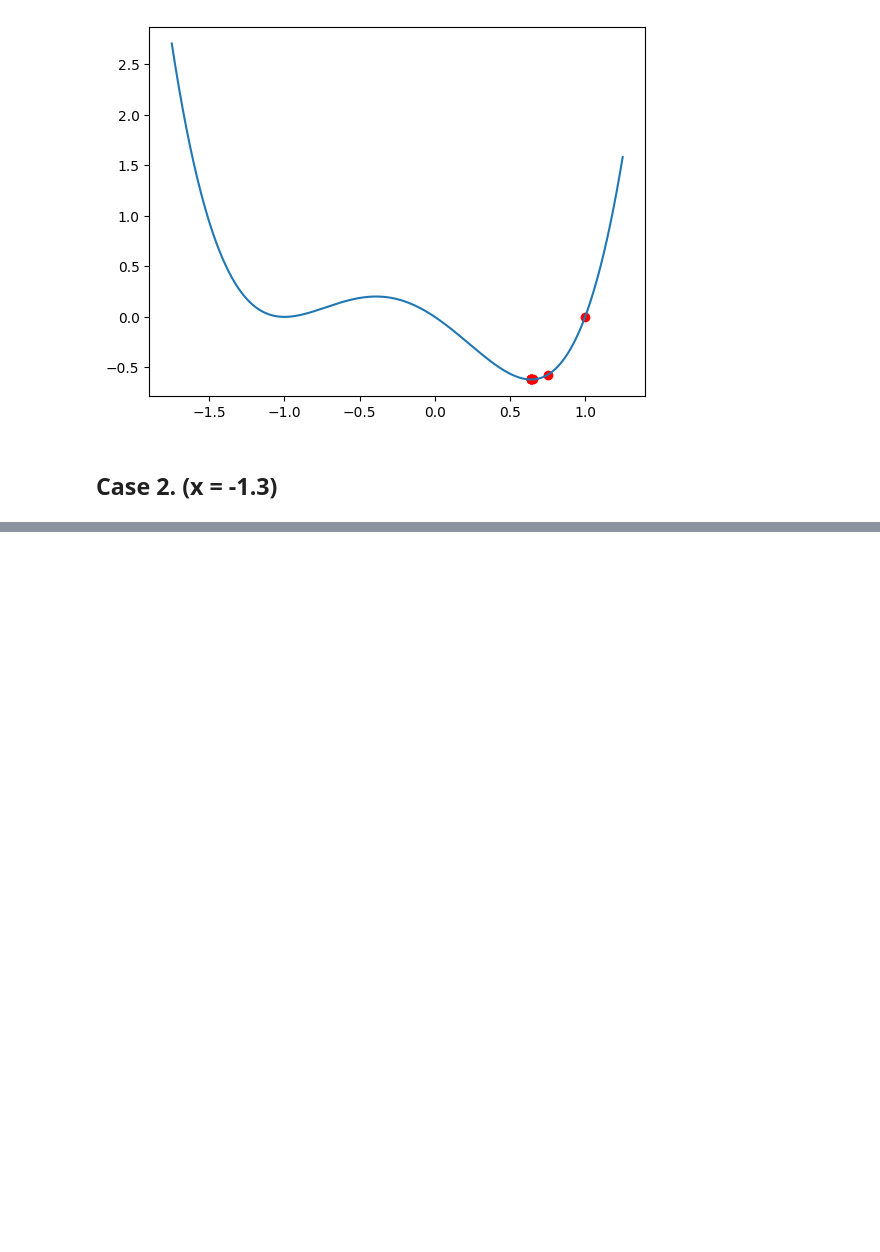
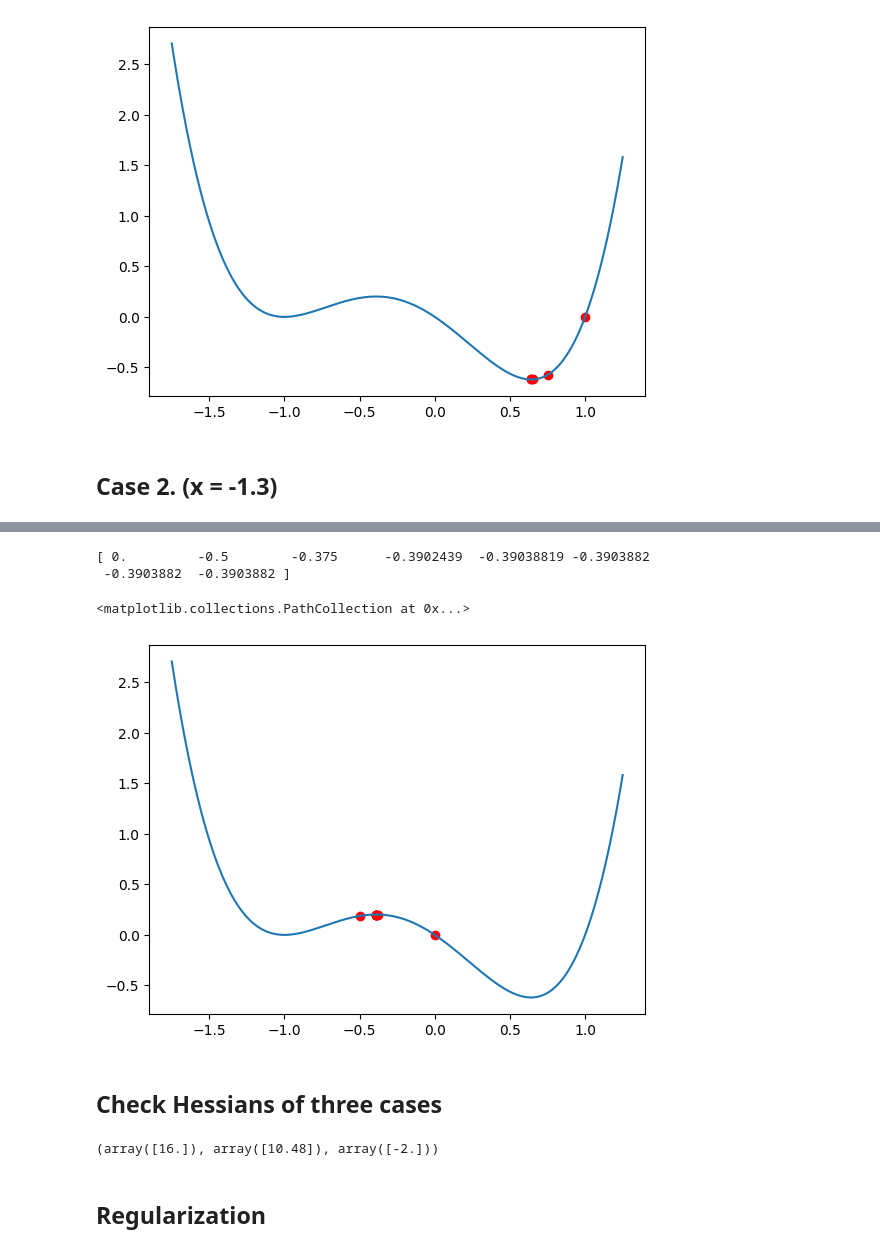
Before and after one commit to kimsooyoung/rl_oc_python, a Jupyter notebook: lec3_root_finding/minimization.ipynb, the cells around one changed output, grey strips where cells are left out. Cells and saved outputs as stored; diff of their text form; code cells hidden in the pictures; blank space fills up the shorter version.

```diff
--- a/lec3_root_finding/minimization.ipynb
+++ b/lec3_root_finding/minimization.ipynb
@@ -50,0 +75,22 @@ plt.scatter(x_guess, f(x_guess), color='r')
+# %%
+x_guess = np.append(x_guess, newton_step(np.array([x_guess[-1]])))
+print(x_guess)
+plt.plot(x, f(x))
+plt.scatter(x_guess, f(x_guess), color='r')
+# %% [output]
+[ 0.         -0.5        -0.375      -0.3902439  -0.39038819 -0.3903882
+ -0.3903882  -0.3903882 ]
+<matplotlib.collections.PathCollection at 0x...>
+[figure, added]
+# %% [markdown]
+## Check Hessians of three cases
+# %%
+case1 = np.array([1.0])
+case2 = np.array([-1.3])
+case3 = np.array([0.0])
+
+hess_f(case1), hess_f(case2), hess_f(case3)
+# %% [output]
+(array([16.]), array([10.48]), array([-2.]))
+# %% [markdown]
+## Regularization
```
Also changed, not shown: parts of 15 cells of this notebook, 1 other file.
